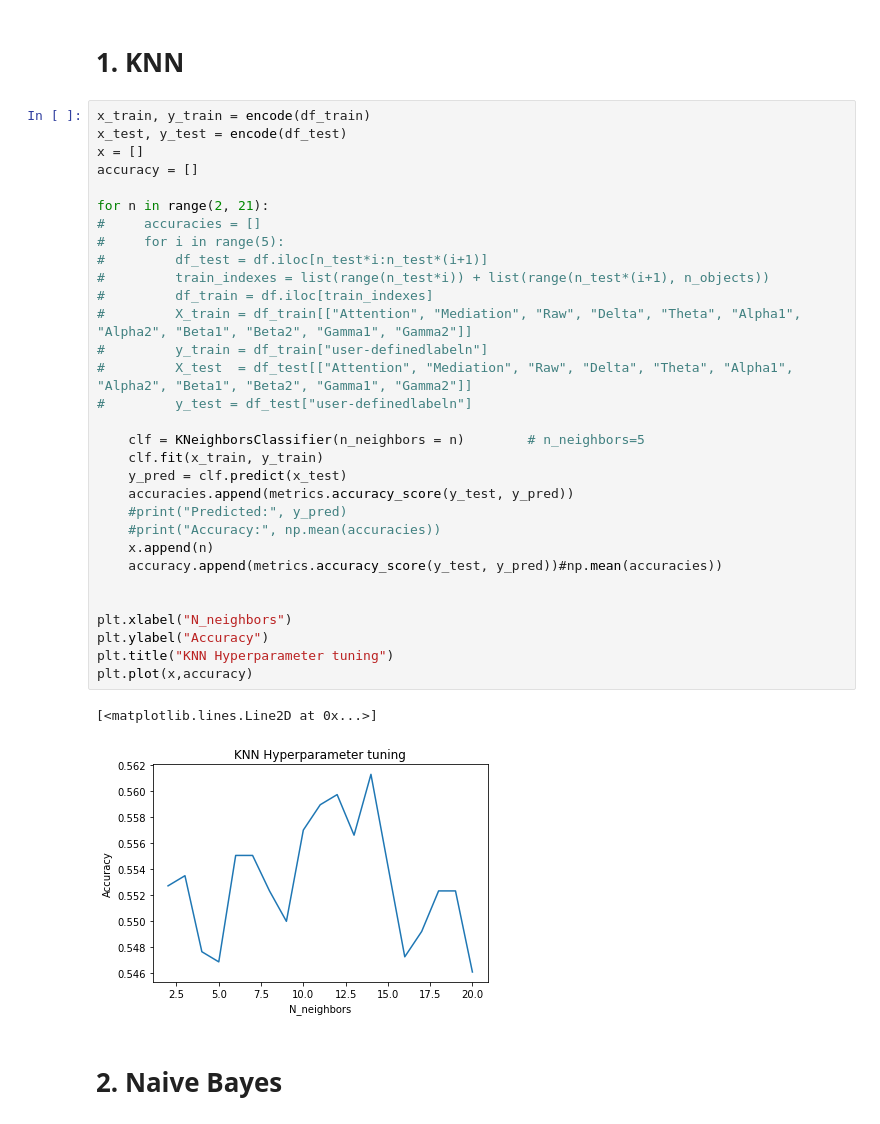
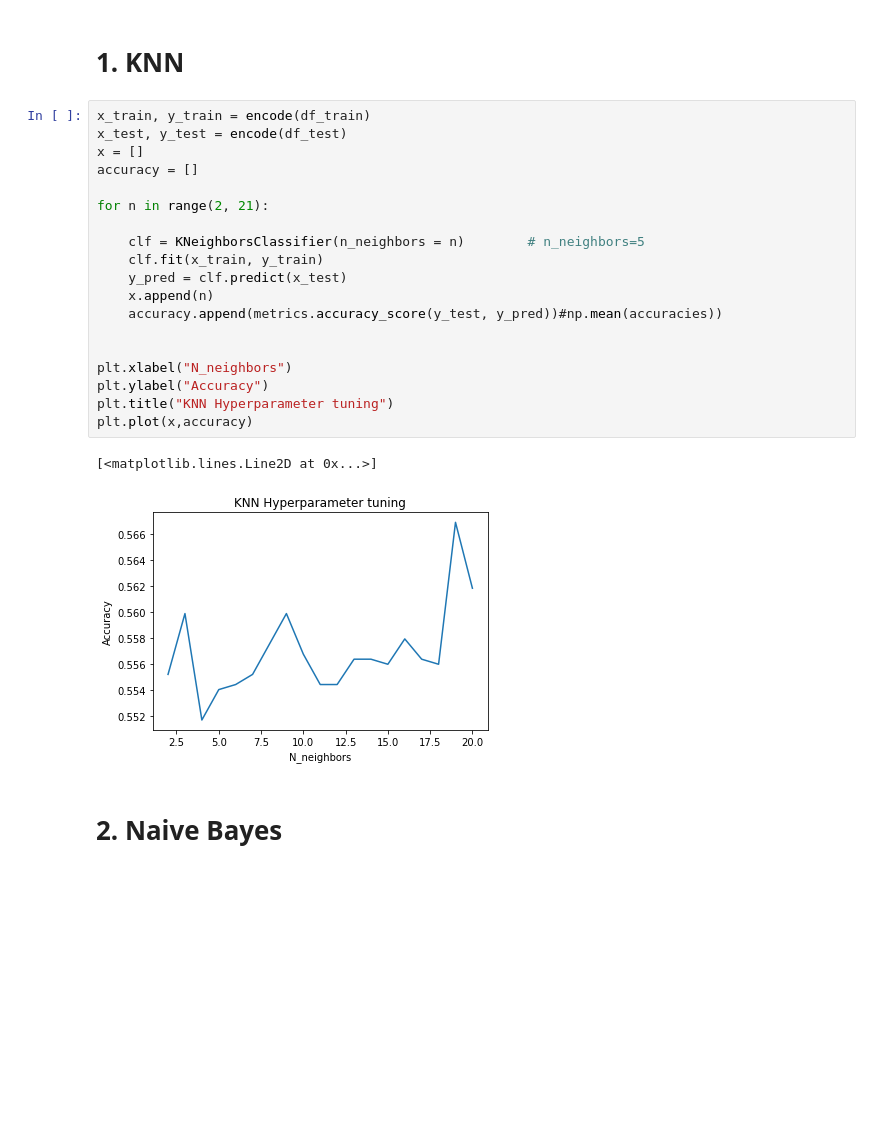
Before and after one commit to DannyTDS/EEG-analysis-project, a Jupyter notebook: classification.ipynb, the cells around one changed output. Drawn from its saved outputs; the diff is of its cells as text; blank space fills up the shorter version.

```diff
--- a/classification.ipynb
+++ b/classification.ipynb
@@ -174,37 +160,25 @@ Spearman R between Gamma2 and label =  SpearmanrResult(correlation=0.03311017481
 # %%
 x_train, y_train = encode(df_train)
 x_test, y_test = encode(df_test)
 x = []
 accuracy = []
 
 for n in range(2, 21):
-#     accuracies = []
-#     for i in range(5):
-#         df_test = df.iloc[n_test*i:n_test*(i+1)]
-#         train_indexes = list(range(n_test*i)) + list(range(n_test*(i+1), n_objects))
-#         df_train = df.iloc[train_indexes]
-#         X_train = df_train[["Attention", "Mediation", "Raw", "Delta", "Theta", "Alpha1", "Alpha2", "Beta1", "Beta2", "Gamma1", "Gamma2"]]
-#         y_train = df_train["user-definedlabeln"]
-#         X_test  = df_test[["Attention", "Mediation", "Raw", "Delta", "Theta", "Alpha1", "Alpha2", "Beta1", "Beta2", "Gamma1", "Gamma2"]]
-#         y_test = df_test["user-definedlabeln"]
 
     clf = KNeighborsClassifier(n_neighbors = n)        # n_neighbors=5
     clf.fit(x_train, y_train)
     y_pred = clf.predict(x_test)
-    accuracies.append(metrics.accuracy_score(y_test, y_pred))
-    #print("Predicted:", y_pred)
-    #print("Accuracy:", np.mean(accuracies))
     x.append(n)
     accuracy.append(metrics.accuracy_score(y_test, y_pred))#np.mean(accuracies))
 
 
 plt.xlabel("N_neighbors")
 plt.ylabel("Accuracy")
 plt.title("KNN Hyperparameter tuning")
 plt.plot(x,accuracy)
 # %% [output]
 [<matplotlib.lines.Line2D at 0x...>]
-[figure, old version]
+[figure, new version]
 # %% [markdown]
 # 2. Naive Bayes
 # %%
```
Also changed, not shown: parts of 7 cells of this notebook.
